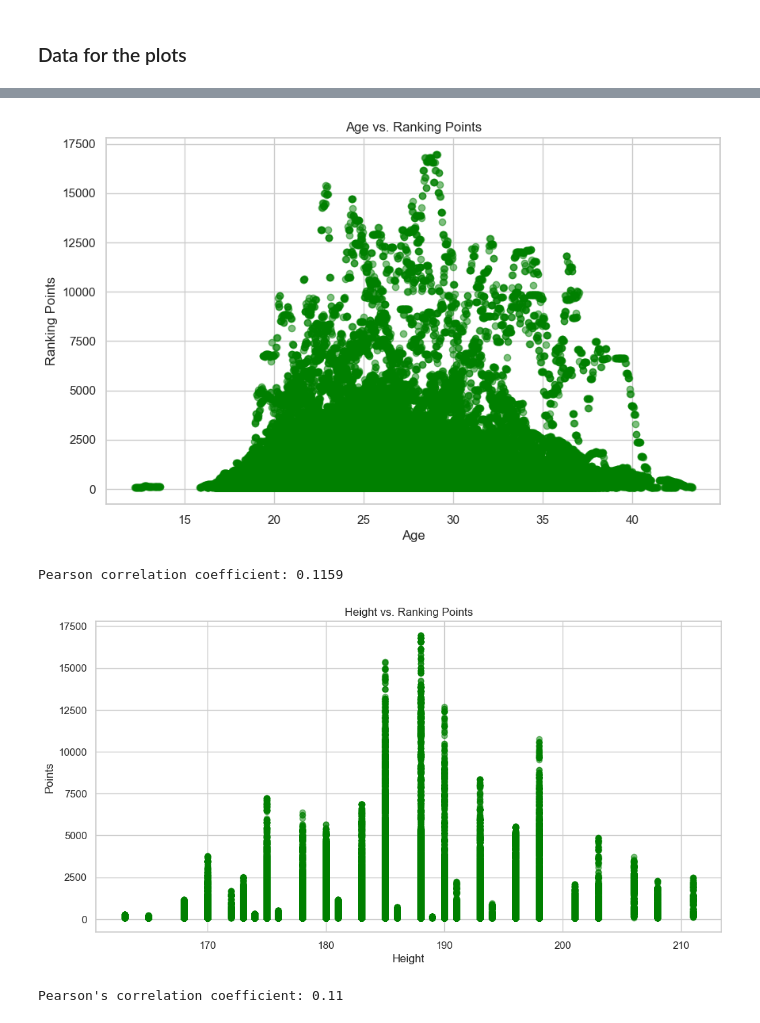
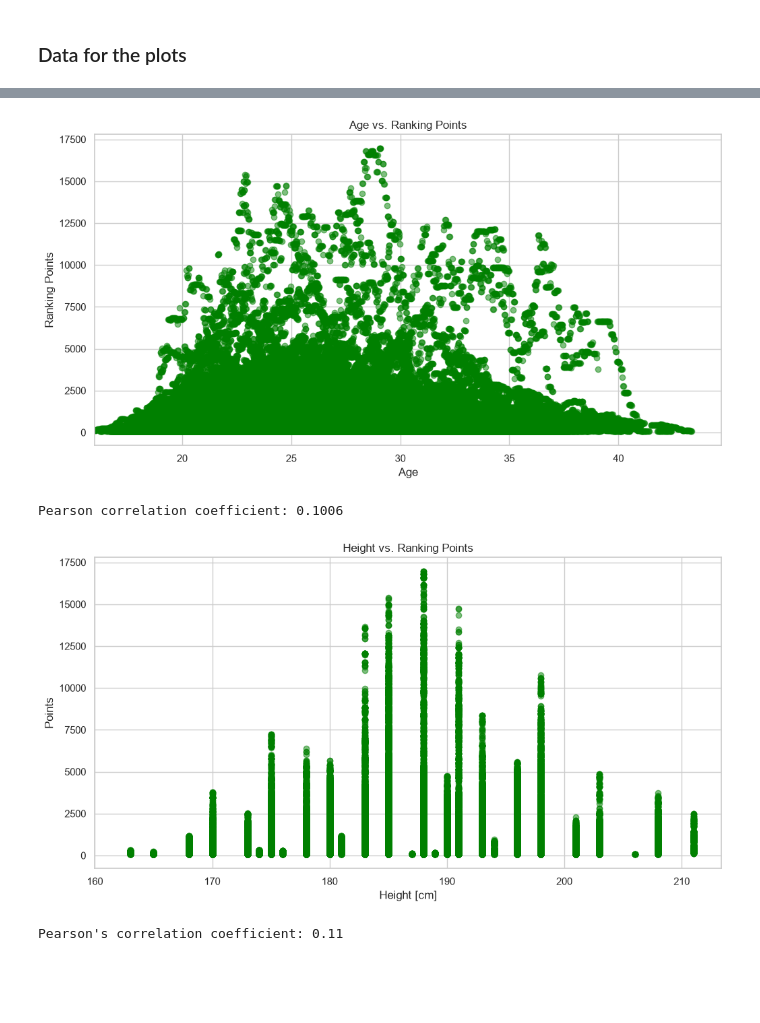
Before and after one commit to jarekserafin/tennis_atp, a Jupyter notebook: rankings.ipynb, the cells around one changed output, grey strips where cells are left out. Cells and saved outputs as stored; diff of their text form; code cells hidden in the pictures; blank space fills up the shorter version.

Commit message:
add data updater and filter ranking

```diff
--- a/rankings.ipynb
+++ b/rankings.ipynb
@@ -51,3 +57,11 @@ Index(['tourney_id', 'tourney_name', 'surface', 'draw_size', 'tourney_level',
 # %%
 players_df['dob'] = pd.to_datetime(players_df['dob'], format='%Y%m%d', errors='coerce')
 rankings_df['ranking_date'] = pd.to_datetime(rankings_df['ranking_date'], format='%Y%m%d', errors='coerce')
+
+merged_df = pd.merge(rankings_df[rankings_df['points'] >= 68], players_df, left_on='player', right_on='player_id', how='left')
+merged_df.drop('wikidata_id', inplace=True, axis=1)
+merged_df['ranking_date'] = pd.to_datetime(merged_df['ranking_date'], errors='coerce')
+merged_df['age'] = ((merged_df['ranking_date'] - merged_df['dob']).dt.days / 365.25).round(2)
+merged_df = filter_ranking_records(merged_df)
+print(f"Analysis sample: {len(merged_df):,} ranking records")
+print(f"Minimum age: {merged_df['age'].min():.2f} years; minimum height: {merged_df['height'].min():.0f} cm")
@@ -58,8 +71,3 @@ merged_df.drop('wikidata_id', inplace=True, axis=1)
-# %%
-
-merged_df['ranking_date'] = pd.to_datetime(merged_df['ranking_date'], errors='coerce')
-merged_df['age'] = ((merged_df['ranking_date'] - merged_df['dob']).dt.days / 365.25).round(2)
-merged_df = merged_df[merged_df['age'] >= 10]
 # %% [markdown]
 ### Data for the plots
 # %%
@@ -71,10 +79,13 @@ atp_matches_df['tourney_date'] = pd.to_datetime(atp_matches_df['tourney_date'],
 # %%
 # height distribution
-sns.set(style="whitegrid", color_codes=True)
+height_data = filter_ranking_records(merged_df)['height'].dropna()
+sns.set_theme(style="whitegrid", color_codes=True)
 plt.figure(figsize=(12, 6))
-sns.histplot(height_data, bins=18, kde=False, color='green', edgecolor='black')
+sns.histplot(height_data, bins=18,
+             kde=False, color='green', edgecolor='black')
 plt.title('Height distribution')
 plt.xlabel('Height [cm]')
 plt.ylabel('Number of players')
+plt.xlim(left=160)
 plt.show()
 # %% [output]
@@ -134,4 +147,5 @@ Pearson correlation coefficient: -0.21
 # %%
+merged_df = filter_ranking_records(merged_df)
 # which hand gain more points
 left_handed = merged_df[merged_df['hand'] == 'L']
 right_handed = merged_df[merged_df['hand'] == 'R']
@@ -283,35 +297,37 @@ Pearson correlation coefficient: -0.23
 # %%
 # correlation between age and points in ATP
-data = merged_df[['age', 'points']].dropna()
+data = filter_ranking_records(merged_df)[['age', 'points']].dropna()
 corr, _ = pearsonr(data['age'], data['points'])
 corr = corr.round(4)
 plt.figure(figsize=(12, 6))
 plt.scatter(data['age'], data['points'], alpha=0.5, color='green')
 plt.title('Age vs. Ranking Points')
 plt.xlabel('Age')
+plt.xlim(left=16)
 plt.ylabel('Ranking Points')
 plt.grid(True)
 plt.show()
 
 print(f"Pearson correlation coefficient: {corr}")
 # %% [output]
-[figure, old version]
+[figure, new version]
-Pearson correlation coefficient: 0.1159
+Pearson correlation coefficient: 0.1006
 # %%
-data = merged_df[['height', 'points']].dropna()
+data = filter_ranking_records(merged_df)[['height', 'points']].dropna()
 
 corr, _ = pearsonr(data['height'], data['points'])
 
 plt.figure(figsize=(12, 6))
 plt.scatter(data['height'], data['points'], alpha=0.5, color='green')
 plt.title(f'Height vs. Ranking Points')
-plt.xlabel('Height')
+plt.xlabel('Height [cm]')
+plt.xlim(left=MIN_HEIGHT)
 plt.ylabel('Points')
 plt.grid(True)
 plt.show()
 
 print(f"Pearson's correlation coefficient: {corr:.2f}")
 # %% [output]
-[figure, old version]
+[figure, new version]
 Pearson's correlation coefficient: 0.11
 # %%
```
Also changed, not shown: parts of 18 cells of this notebook, 30 other files.
